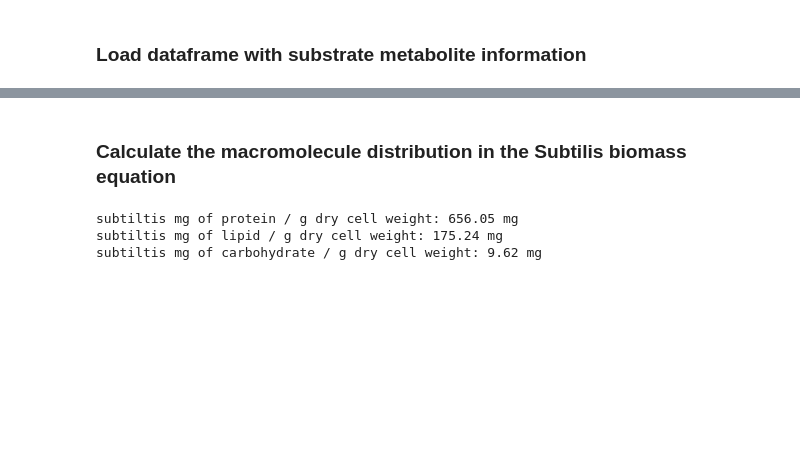
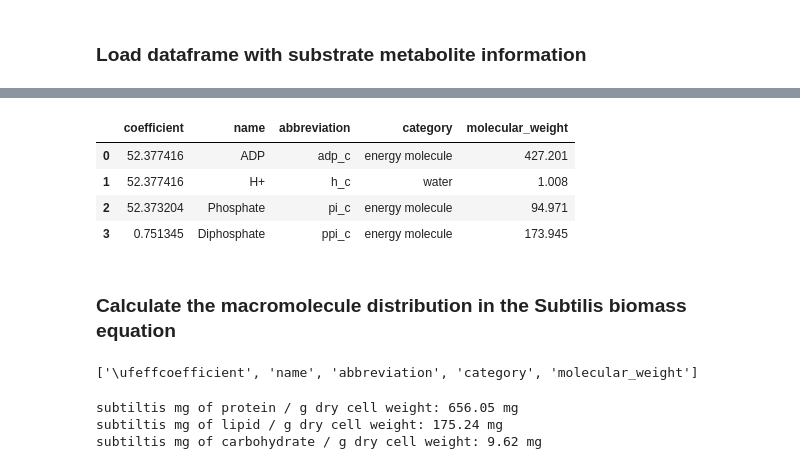
Before and after one commit to LBLQMM/RhodococcusGSM, a Jupyter notebook: Biodesign_gr/notebooks/D_biomass_reactions.ipynb, the cells around one changed output, grey strips where cells are left out. Drawn from its saved outputs; the diff is of its cells as text; code cells hidden in the pictures; blank space fills up the shorter version.

```diff
--- a/Biodesign_gr/notebooks/D_biomass_reactions.ipynb
+++ b/Biodesign_gr/notebooks/D_biomass_reactions.ipynb
@@ -69,3 +69,12 @@ substrate_df
 | 57 | 0.139904 | UTP | utp_c | energy molecule | 480.108 |
 | 58 | 0.410827 | L-Valine | val__L_c | protein | 117.148 |
 | 59 | 0.000331 | Zinc | zn2_c | salt | 65.380 |
+# %%
+product_df = pd.read_csv('../biomass_equation_data/subtilis_biomass_products.csv')
+product_df
+# %% [output]
+|  | coefficient | name | abbreviation | category | molecular_weight |
+| 0 | 52.377416 | ADP | adp_c | energy molecule | 427.201 |
+| 1 | 52.377416 | H+ | h_c | water | 1.008 |
+| 2 | 52.373204 | Phosphate | pi_c | energy molecule | 94.971 |
+| 3 | 0.751345 | Diphosphate | ppi_c | energy molecule | 173.945 |
@@ -72,5 +83,9 @@ substrate_df
 # %% [markdown]
 ### Calculate the macromolecule distribution in the Subtilis biomass equation
+# %%
+list(substrate_df[substrate_df['abbreviation'] == '10fthf_c'])
+# %% [output]
+['\ufeffcoefficient', 'name', 'abbreviation', 'category', 'molecular_weight']
 # %%
 subtilis_mg_protein = 0
 subtilis_mg_lipid = 0
```
Also changed, not shown: parts of 6 cells of this notebook, 2 other files.
